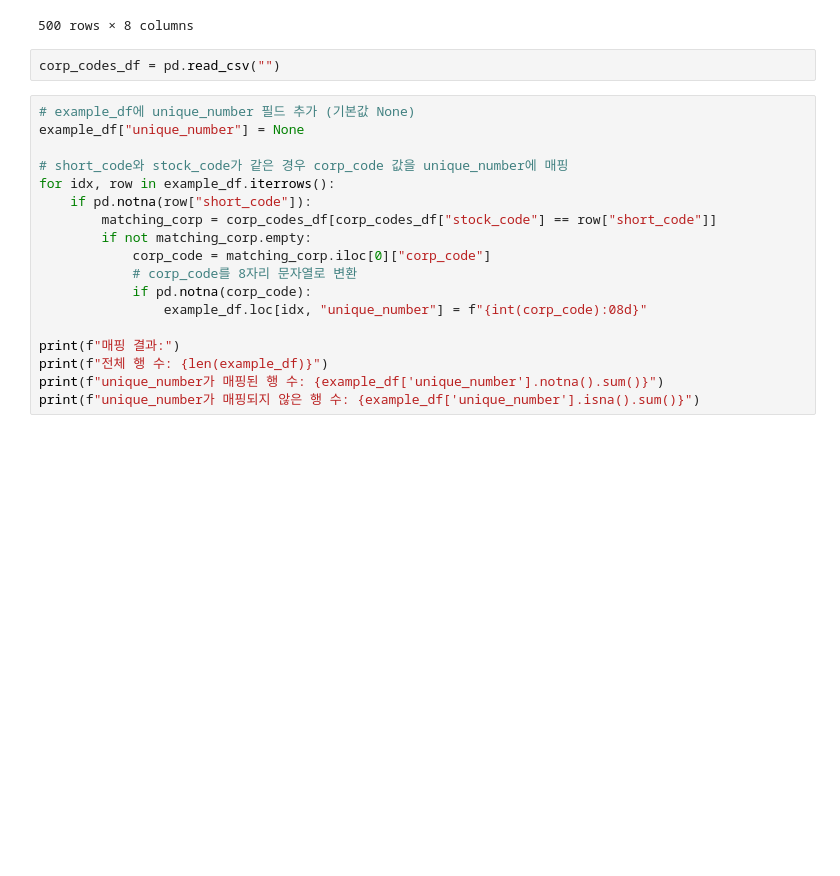
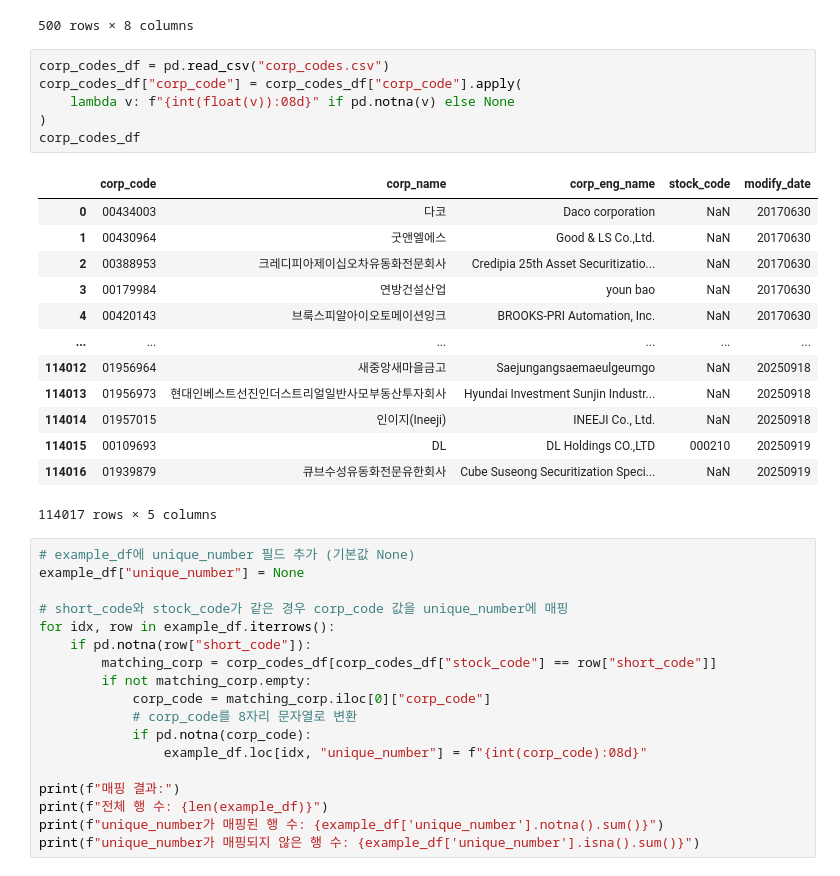
Before and after one commit to antaechan/dart-sentiment-analysis, a Jupyter notebook: analysis/kind.ipynb, the cells around one changed output. Saved outputs shown, nothing was run; the diff lists cells and outputs as text; blank space fills up the shorter version.

```diff
--- a/analysis/kind.ipynb
+++ b/analysis/kind.ipynb
@@ -113,7 +113,25 @@ example_df
 | 499 | 2022-06-29 17:23 | 태성 | KR7323280008 | 323280 | KOSDAQ | 기업인수목적회사의예치ㆍ신탁자금인출사실발생 | 20220629000746 | https://kind.krx.co.kr/common/dis... |
 500 rows × 8 columns
 # %%
-corp_codes_df = pd.read_csv("")
+corp_codes_df = pd.read_csv("corp_codes.csv")
+corp_codes_df["corp_code"] = corp_codes_df["corp_code"].apply(
+    lambda v: f"{int(float(v)):08d}" if pd.notna(v) else None
+)
+corp_codes_df
+# %% [output]
+|  | corp_code | corp_name | corp_eng_name | stock_code | modify_date |
+| 0 | 00434003 | 다코 | Daco corporation | NaN | 20170630 |
+| 1 | 00430964 | 굿앤엘에스 | Good & LS Co.,Ltd. | NaN | 20170630 |
+| 2 | 00388953 | 크레디피아제이십오차유동화전문회사 | Credipia 25th Asset Securitizatio... | NaN | 20170630 |
+| 3 | 00179984 | 연방건설산업 | youn bao | NaN | 20170630 |
+| 4 | 00420143 | 브룩스피알아이오토메이션잉크 | BROOKS-PRI Automation, Inc. | NaN | 20170630 |
+| ... | ... | ... | ... | ... | ... |
+| 114012 | 01956964 | 새중앙새마을금고 | Saejungangsaemaeulgeumgo | NaN | 20250918 |
+| 114013 | 01956973 | 현대인베스트선진인더스트리얼일반사모부동산투자회사 | Hyundai Investment Sunjin Industr... | NaN | 20250918 |
+| 114014 | 01957015 | 인이지(Ineeji) | INEEJI Co., Ltd. | NaN | 20250918 |
+| 114015 | 00109693 | DL | DL Holdings CO.,LTD | 000210 | 20250919 |
+| 114016 | 01939879 | 큐브수성유동화전문유한회사 | Cube Suseong Securitization Speci... | NaN | 20250919 |
+114017 rows × 5 columns
 # %%
 # example_df에 unique_number 필드 추가 (기본값 None)
 example_df["unique_number"] = None
```
Also changed, not shown: parts of 8 cells of this notebook, 2 other files.
